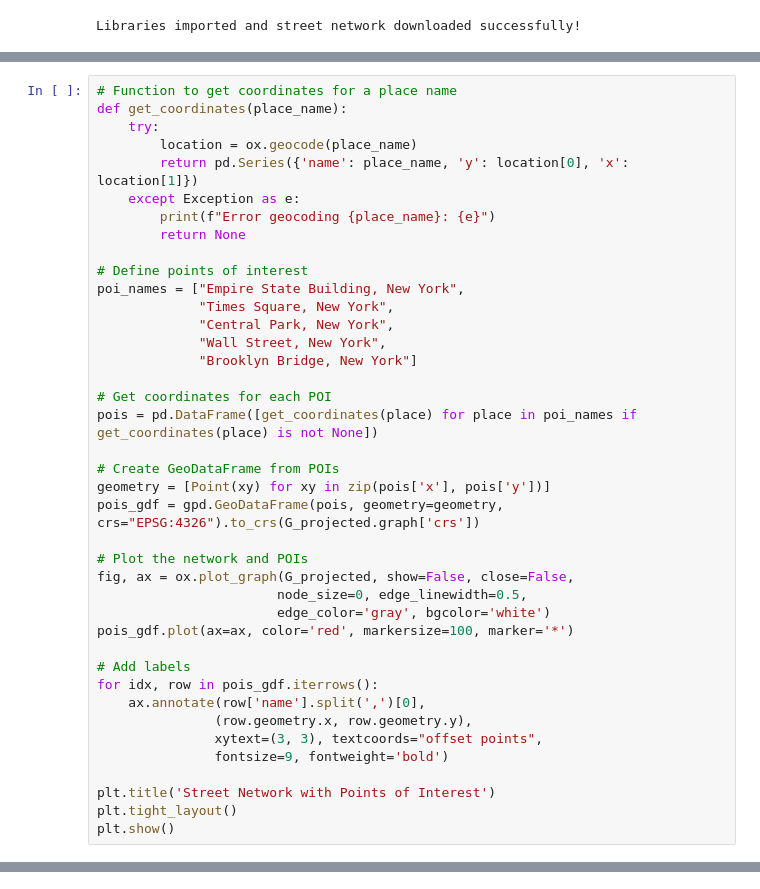
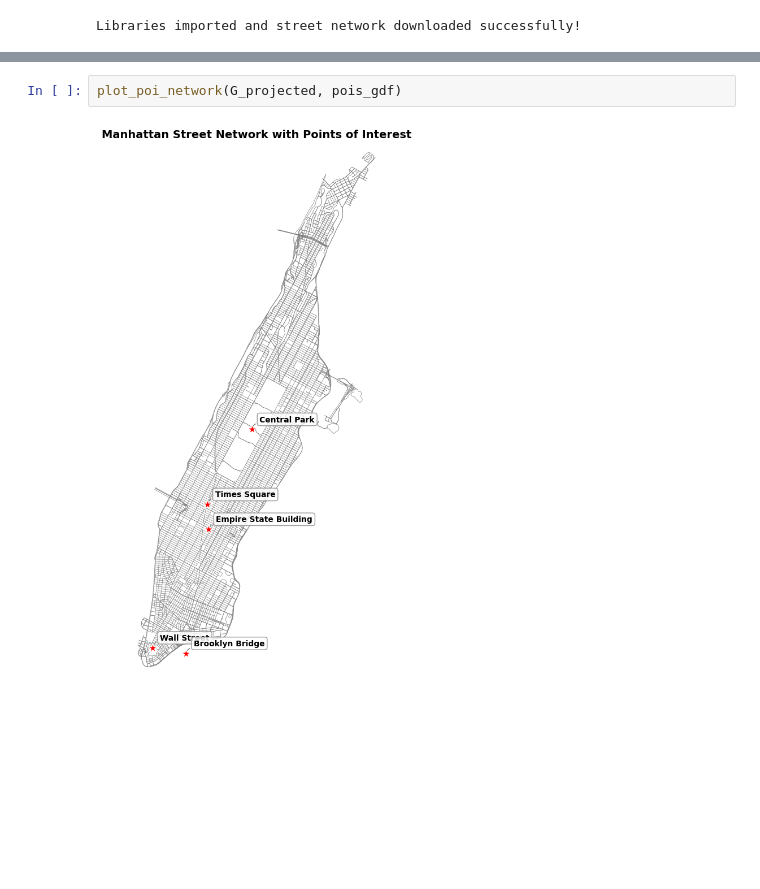
Before and after one commit to SriyaThotakura/cdp-mapping-systems, a Jupyter notebook: Assignments/04_Networks.ipynb, the cells around one changed output, grey strips where cells are left out. Cells and saved outputs as stored; diff of their text form; blank space fills up the shorter version.

```diff
--- a/Assignments/04_Networks.ipynb
+++ b/Assignments/04_Networks.ipynb
@@ -122,40 +25,0 @@ Distances (km) - Euclidean / Network
-# %%
-# Function to get coordinates for a place name
-def get_coordinates(place_name):
-    try:
-        location = ox.geocode(place_name)
-        return pd.Series({'name': place_name, 'y': location[0], 'x': location[1]})
-    except Exception as e:
-        print(f"Error geocoding {place_name}: {e}")
-        return None
-
-# Define points of interest
-poi_names = ["Empire State Building, New York",
-             "Times Square, New York",
-             "Central Park, New York",
-             "Wall Street, New York",
-             "Brooklyn Bridge, New York"]
-
-# Get coordinates for each POI
-pois = pd.DataFrame([get_coordinates(place) for place in poi_names if get_coordinates(place) is not None])
-
-# Create GeoDataFrame from POIs
-geometry = [Point(xy) for xy in zip(pois['x'], pois['y'])]
-pois_gdf = gpd.GeoDataFrame(pois, geometry=geometry, crs="EPSG:4326").to_crs(G_projected.graph['crs'])
-
-# Plot the network and POIs
-fig, ax = ox.plot_graph(G_projected, show=False, close=False,
-                       node_size=0, edge_linewidth=0.5,
-                       edge_color='gray', bgcolor='white')
-pois_gdf.plot(ax=ax, color='red', markersize=100, marker='*')
-
-# Add labels
-for idx, row in pois_gdf.iterrows():
-    ax.annotate(row['name'].split(',')[0],
-               (row.geometry.x, row.geometry.y),
-               xytext=(3, 3), textcoords="offset points",
-               fontsize=9, fontweight='bold')
-
-plt.title('Street Network with Points of Interest')
-plt.tight_layout()
-plt.show()
@@ -351,0 +26,4 @@ plot_shortest_path(G_projected,
+# %%
+plot_poi_network(G_projected, pois_gdf)
+# %% [output]
+[figure, added]
```
Also changed, not shown: parts of 10 cells of this notebook, 5 other files.
